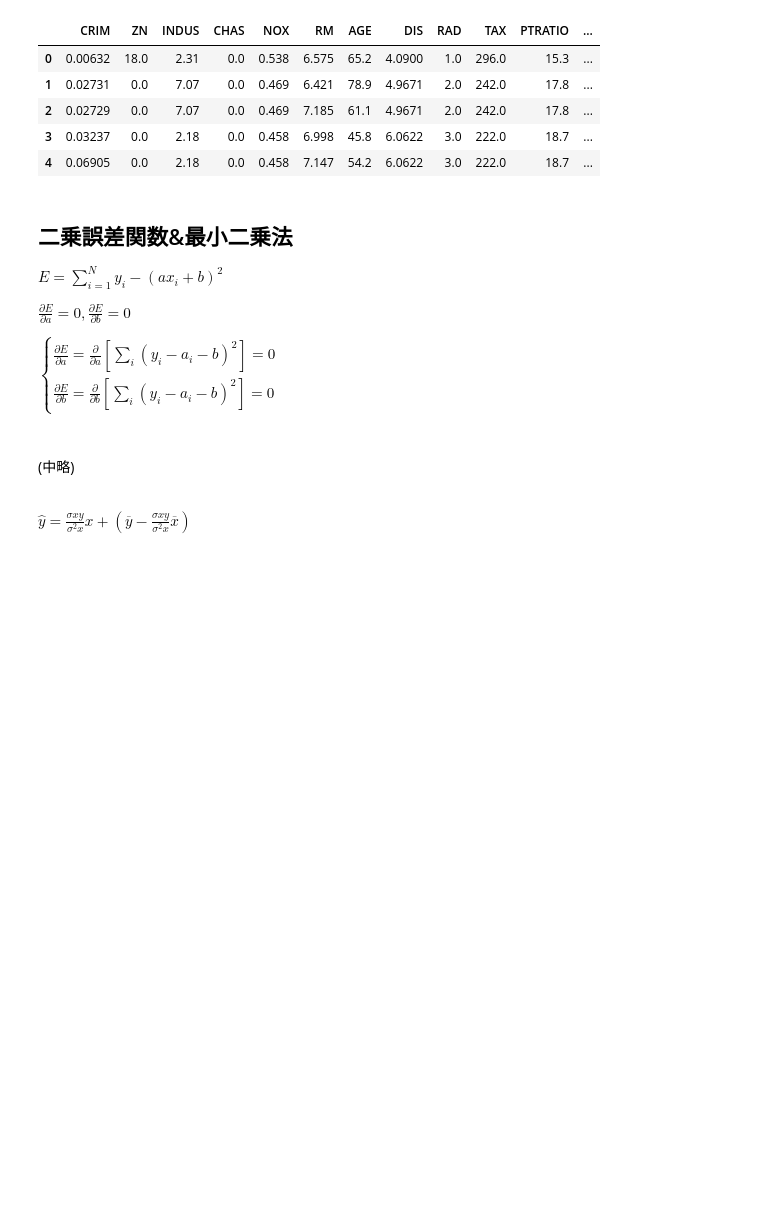
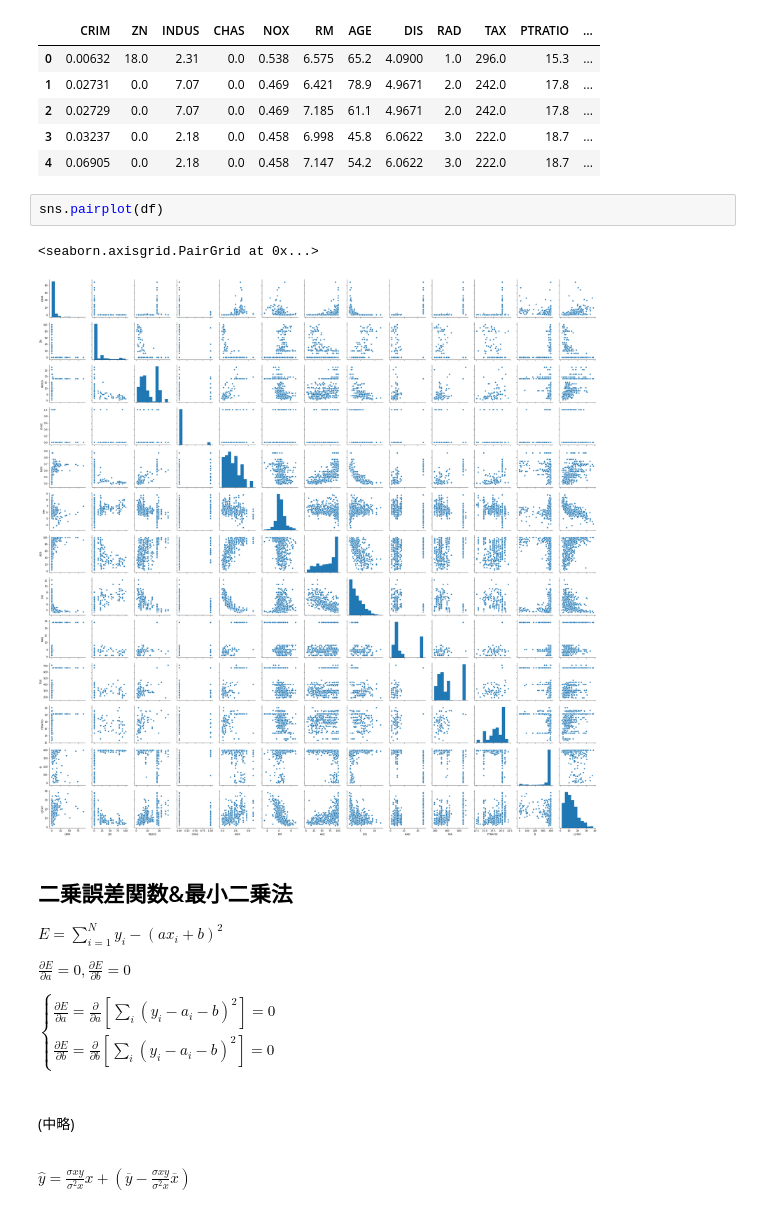
Before and after one commit to kt38k/-SingleRegressionAnalysis, a Jupyter notebook: SingleRegressionAnalysis.ipynb, the cells around one changed output. Cells and saved outputs as stored; diff of their text form; blank space fills up the shorter version.

```diff
--- a/SingleRegressionAnalysis.ipynb
+++ b/SingleRegressionAnalysis.ipynb
@@ -19,6 +19,11 @@ df.head()
 | 2 | 0.02729 | 0.0 | 7.07 | 0.0 | 0.469 | 7.185 | 61.1 | 4.9671 | 2.0 | 242.0 | 17.8 | ... |
 | 3 | 0.03237 | 0.0 | 2.18 | 0.0 | 0.458 | 6.998 | 45.8 | 6.0622 | 3.0 | 222.0 | 18.7 | ... |
 | 4 | 0.06905 | 0.0 | 2.18 | 0.0 | 0.458 | 7.147 | 54.2 | 6.0622 | 3.0 | 222.0 | 18.7 | ... |
+# %%
+sns.pairplot(df)
+# %% [output]
+<seaborn.axisgrid.PairGrid at 0x...>
+[figure, added]
 # %% [markdown]
 ## 二乗誤差関数&最小二乗法
 
```
Also changed, not shown: parts of 2 cells of this notebook.
